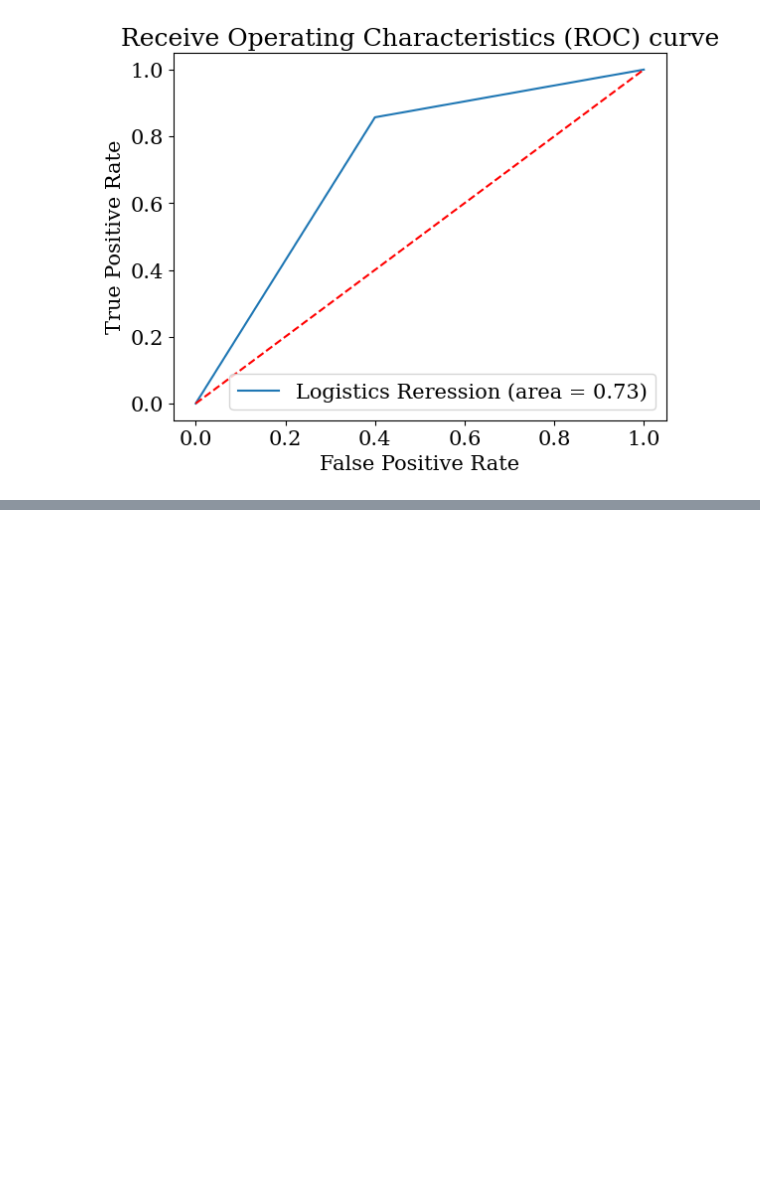
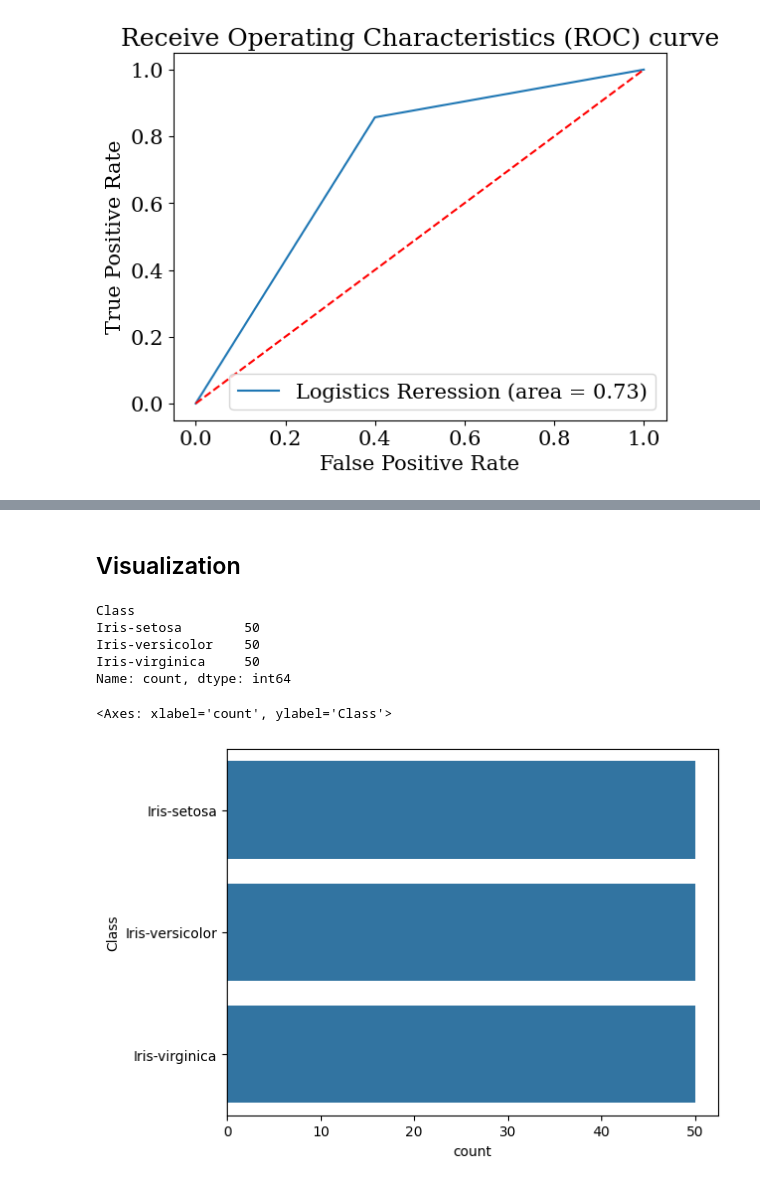
Before and after one commit to rahulbhadani/CPE490_590_Sp2025, a Jupyter notebook: Code/Chapter_08_Logistics_Regression.ipynb, the cells around one changed output, grey strips where cells are left out. Drawn from its saved outputs; the diff is of its cells as text; code cells hidden in the pictures; blank space fills up the shorter version.

```diff
--- a/Code/Chapter_08_Logistics_Regression.ipynb
+++ b/Code/Chapter_08_Logistics_Regression.ipynb
@@ -370,0 +373,11 @@ plt.show()
+# %%
+import pandas as pd
+
+import numpy as np
+import matplotlib.pyplot as plt
+import seaborn as sns
+from sklearn.model_selection import train_test_split
+from sklearn.preprocessing import LabelEncoder
+# load dataset
+Iris = pd.read_csv("https://raw.githubusercontent.com/rahulbhadani/CPE490_590_Sp2025/refs/heads/master/Data/Iris/iris.data")
+Iris.head()
@@ -370,0 +394,13 @@ plt.show()
+# %% [markdown]
+## Visualization
+# %%
+print(Iris["Class"].value_counts())
+sns.countplot(Iris["Class"])
+# %% [output]
+Class
+Iris-setosa        50
+Iris-versicolor    50
+Iris-virginica     50
+Name: count, dtype: int64
+<Axes: xlabel='count', ylabel='Class'>
+[figure, added]
```
Also changed, not shown: parts of 18 cells of this notebook.
